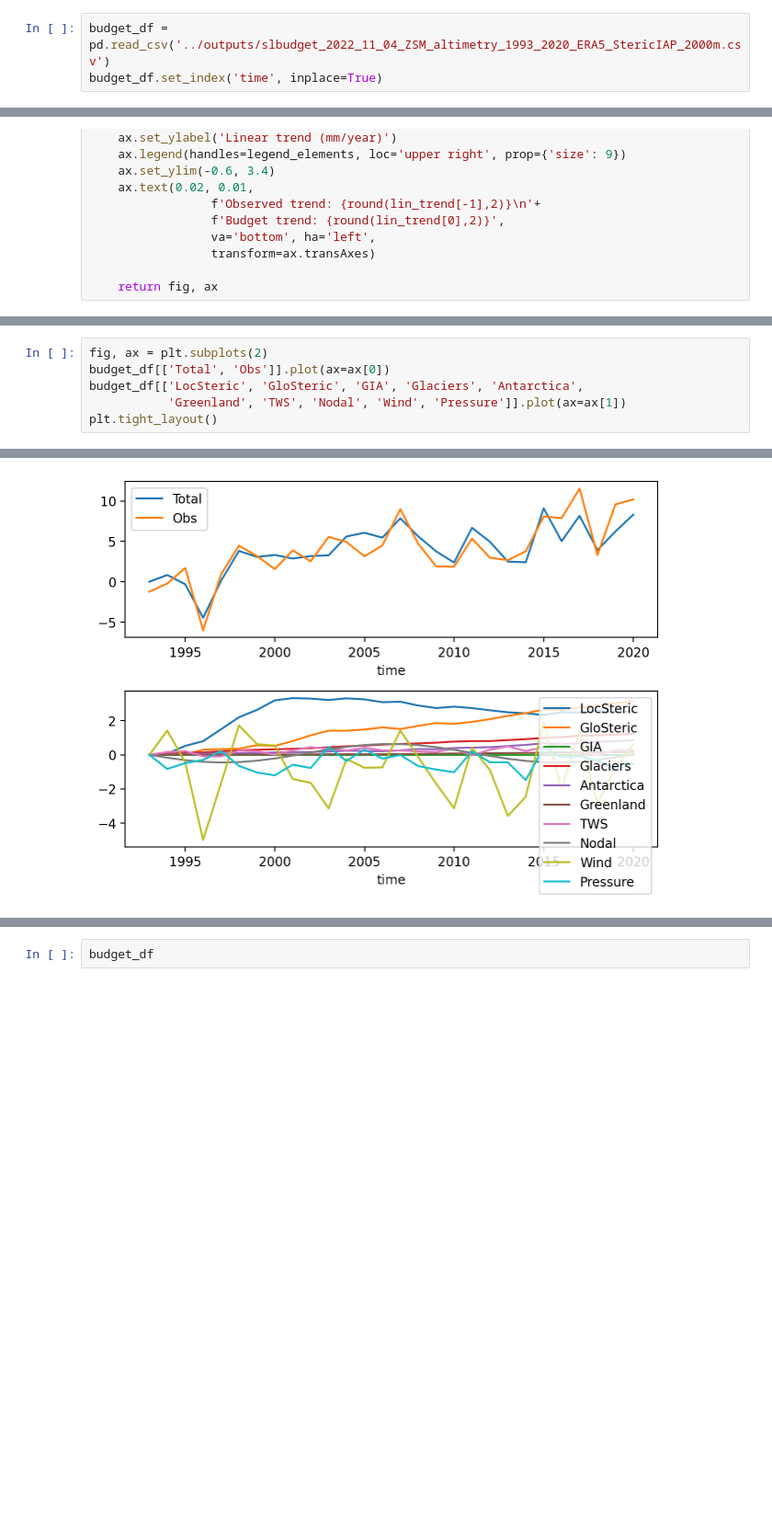
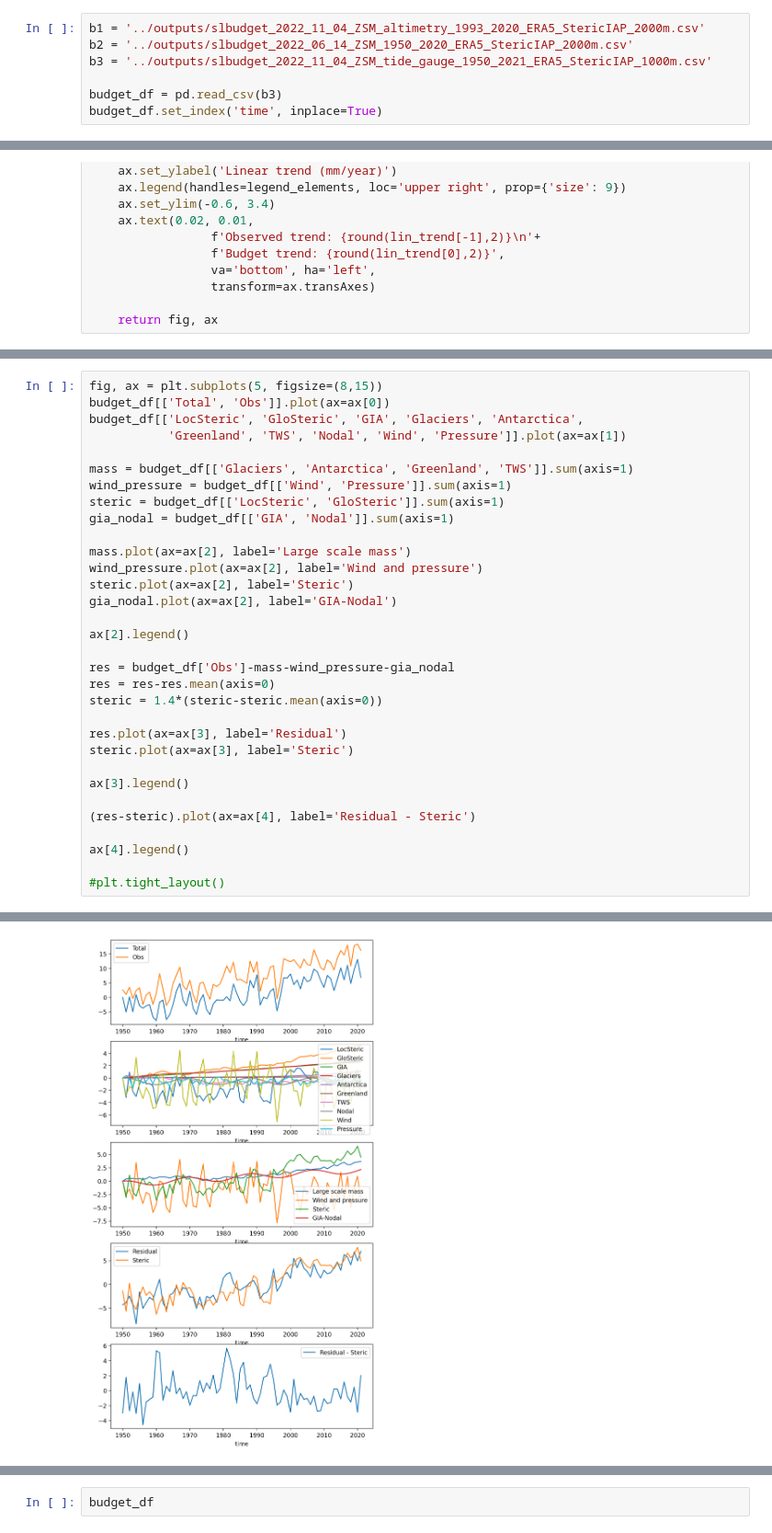
Before and after one commit to Jacobiaan/SLBudget, a Jupyter notebook: notebooks/PlotSeaLevelBudgets2.ipynb, the cells around one changed output, grey strips where cells are left out. Shown at 92% size. Saved outputs shown, nothing was run; the diff lists cells and outputs as text; blank space fills up the shorter version.

```diff
--- a/notebooks/PlotSeaLevelBudgets2.ipynb
+++ b/notebooks/PlotSeaLevelBudgets2.ipynb
@@ -12,7 +12,11 @@ matplotlib_inline.backend_inline.set_matplotlib_formats('retina')
 # %%
 tg_sel = 'ZSM' # Tide gauge selection
 # %%
-budget_df = pd.read_csv('../outputs/slbudget_2022_11_04_ZSM_altimetry_1993_2020_ERA5_StericIAP_2000m.csv')
+b1 = '../outputs/slbudget_2022_11_04_ZSM_altimetry_1993_2020_ERA5_StericIAP_2000m.csv'
+b2 = '../outputs/slbudget_2022_06_14_ZSM_1950_2020_ERA5_StericIAP_2000m.csv'
+b3 = '../outputs/slbudget_2022_11_04_ZSM_tide_gauge_1950_2021_ERA5_StericIAP_1000m.csv'
+
+budget_df = pd.read_csv(b3)
 budget_df.set_index('time', inplace=True)
 # %%
 budget_df
@@ -117,7 +117,33 @@ fig, ax = plot_trend_budget(budget_df)
 # %%
-fig, ax = plt.subplots(2)
+fig, ax = plt.subplots(5, figsize=(8,15))
 budget_df[['Total', 'Obs']].plot(ax=ax[0])
 budget_df[['LocSteric', 'GloSteric', 'GIA', 'Glaciers', 'Antarctica',
            'Greenland', 'TWS', 'Nodal', 'Wind', 'Pressure']].plot(ax=ax[1])
-plt.tight_layout()
+
+mass = budget_df[['Glaciers', 'Antarctica', 'Greenland', 'TWS']].sum(axis=1)
+wind_pressure = budget_df[['Wind', 'Pressure']].sum(axis=1)
+steric = budget_df[['LocSteric', 'GloSteric']].sum(axis=1)
+gia_nodal = budget_df[['GIA', 'Nodal']].sum(axis=1)
+
+mass.plot(ax=ax[2], label='Large scale mass')
+wind_pressure.plot(ax=ax[2], label='Wind and pressure')
+steric.plot(ax=ax[2], label='Steric')
+gia_nodal.plot(ax=ax[2], label='GIA-Nodal')
+
+ax[2].legend()
+
+res = budget_df['Obs']-mass-wind_pressure-gia_nodal
+res = res-res.mean(axis=0)
+steric = 1.4*(steric-steric.mean(axis=0))
+
+res.plot(ax=ax[3], label='Residual')
+steric.plot(ax=ax[3], label='Steric')
+
+ax[3].legend()
+
+(res-steric).plot(ax=ax[4], label='Residual - Steric')
+
+ax[4].legend()
+
+#plt.tight_layout()
 # %% [output]
@@ -124 +151 @@ plt.tight_layout()
-[figure, old version]
+[figure, new version]
```
Also changed, not shown: parts of 6 cells of this notebook, 6 other files.
